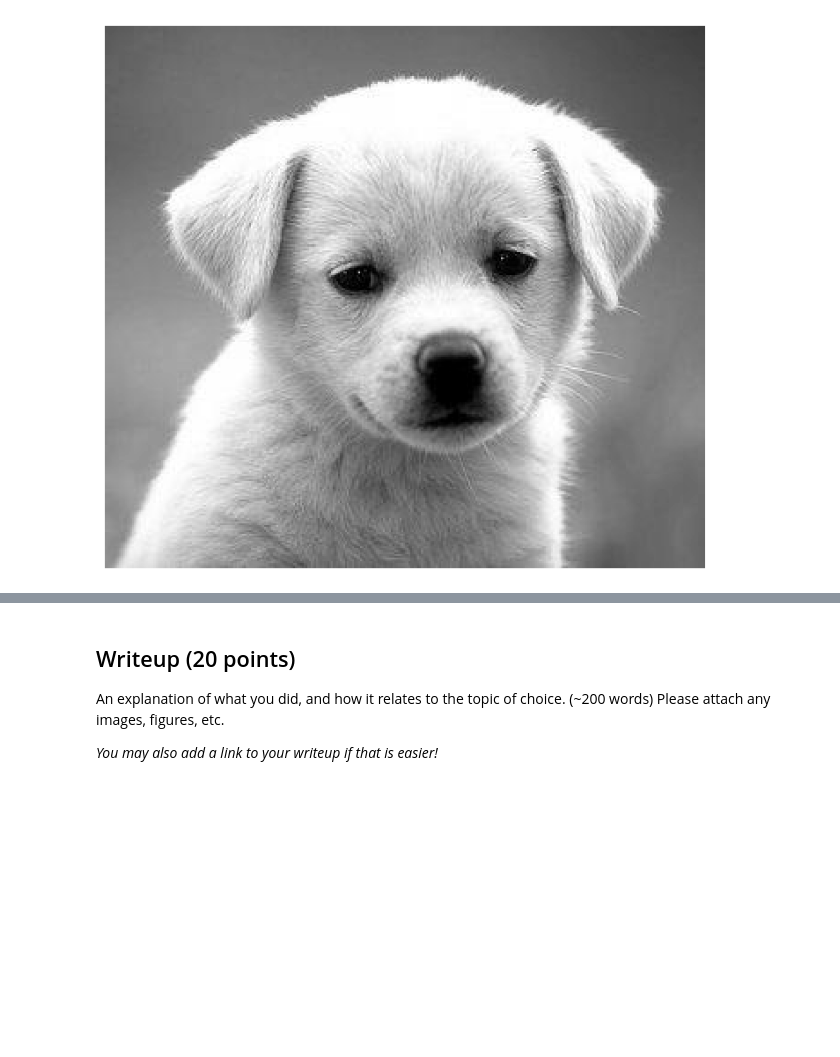
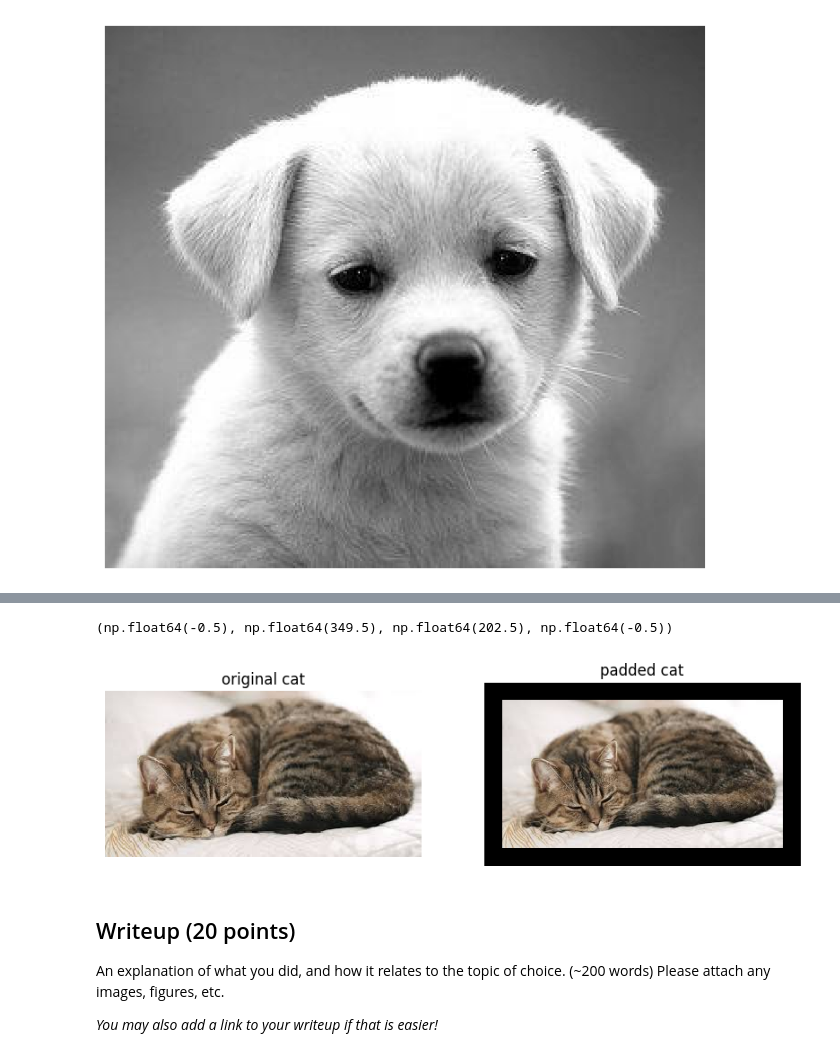
Before and after one commit to gaoruosong/CS131_release, a Jupyter notebook: spring_2026/project1_release/option_A/option_a_exploration.ipynb, the cells around one changed output, grey strips where cells are left out. Drawn from its saved outputs; the diff is of its cells as text; code cells hidden in the pictures; blank space fills up the shorter version.

```diff
--- a/spring_2026/project1_release/option_A/option_a_exploration.ipynb
+++ b/spring_2026/project1_release/option_A/option_a_exploration.ipynb
@@ -247,3 +275,44 @@ plt.axis('off')
+# %%
+#enhanced_colored_cat = enhance_image(colored_cat)
+#sobel_colored_cat = detect_edge(colored_cat)
+#brighten_colored_cat = brighten_image(colored_cat)
+padded_cat = zero_pad(colored_cat, 20, 20, colored = True)
+
+plt.subplot(1,2,1)
+plt.imshow(colored_cat)
+plt.title('original cat')
+plt.axis('off')
+
+plt.subplot(1,2,2)
+plt.imshow(padded_cat)
+plt.title('padded cat')
+plt.axis('off')
+
+
+# the issue here is having to ensure all the functions work with RGB.
+
+# plt.subplot(1,4,1)
+# plt.imshow(colored_cat)
+# plt.title('original cat')
+# plt.axis('off')
+
+# plt.subplot(1,4,2)
+# plt.imshow(enhanced_colored_cat)
+# plt.title('enhanced cat')
+# plt.axis('off')
+
+# plt.subplot(1,4,3)
+# plt.imshow(sobel_colored_cat)
+# plt.title('sobel cat')
+# plt.axis('off')
+
+# plt.subplot(1,4,4)
+# plt.imshow(brighten_colored_cat)
+# plt.title('bright cat')
+# plt.axis('off')
+# %% [output]
+(np.float64(-0.5), np.float64(349.5), np.float64(202.5), np.float64(-0.5))
+[figure, added]
 # %% [markdown]
 ## Writeup (20 points)
 
```
Also changed, not shown: parts of 4 cells of this notebook.
